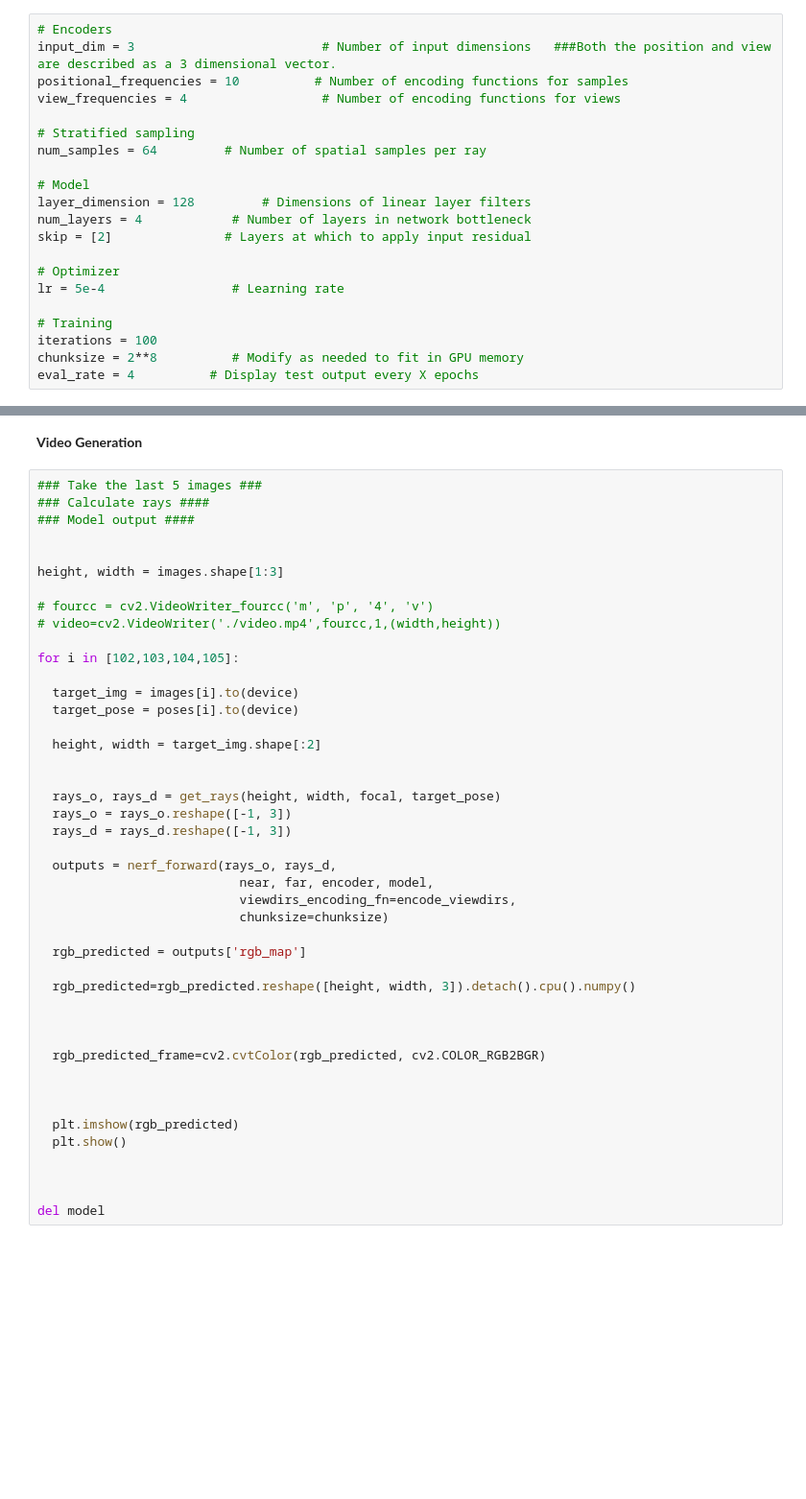
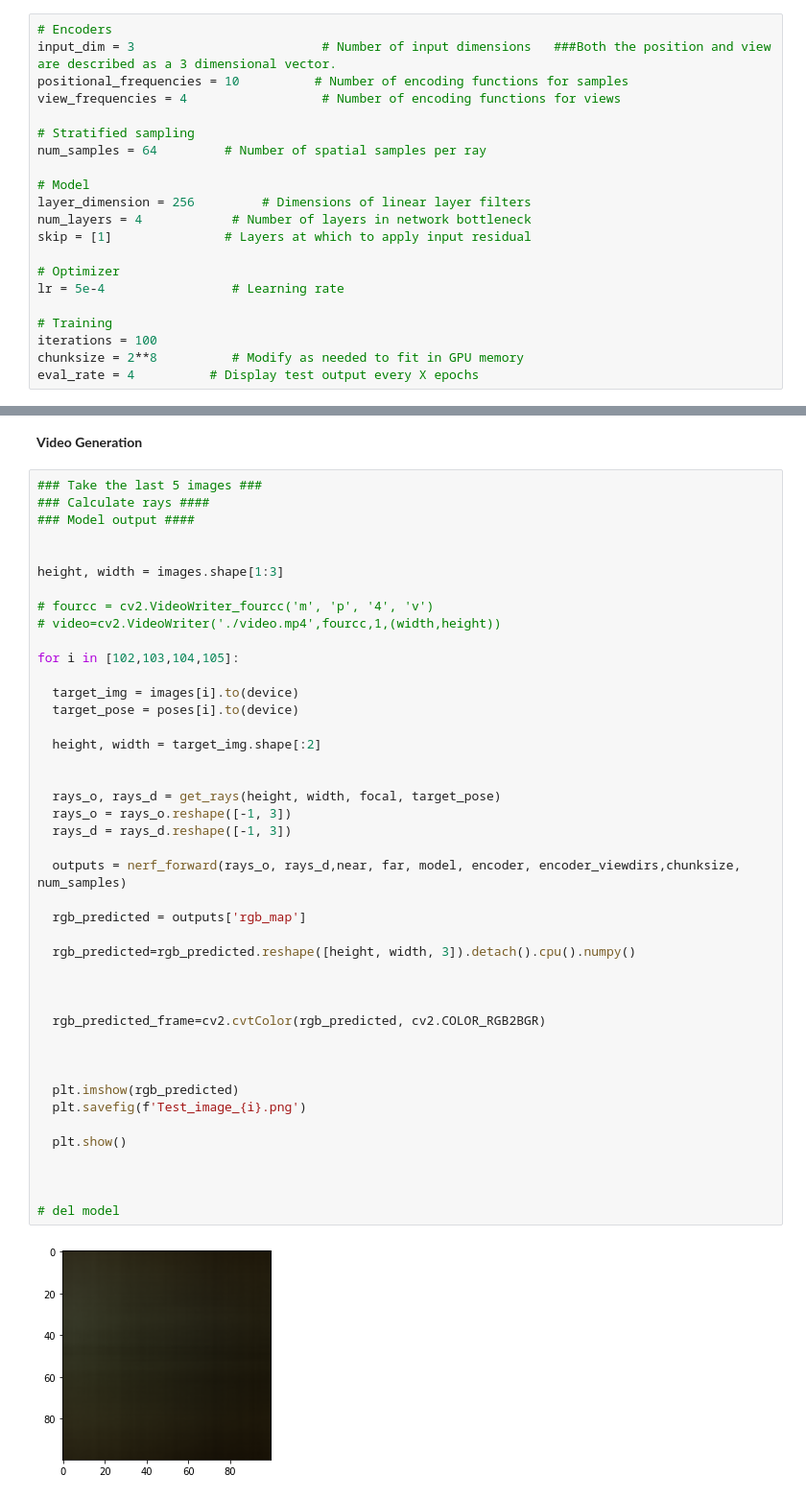
Before and after one commit to venk221/SfM, a Jupyter notebook: NeRF_ownShounak.ipynb, the cells around one changed output, grey strips where cells are left out. Shown at 96% size. Saved outputs shown, nothing was run; the diff lists cells and outputs as text; blank space fills up the shorter version.

```diff
--- a/NeRF_ownShounak.ipynb
+++ b/NeRF_ownShounak.ipynb
@@ -533,9 +475,9 @@ view_frequencies = 4                  # Number of encoding functions for views
 num_samples = 64         # Number of spatial samples per ray
 
 # Model
-layer_dimension = 128         # Dimensions of linear layer filters
+layer_dimension = 256         # Dimensions of linear layer filters
 num_layers = 4            # Number of layers in network bottleneck
-skip = [2]               # Layers at which to apply input residual
+skip = [1]               # Layers at which to apply input residual
 
 # Optimizer
 lr = 5e-4                 # Learning rate
@@ -715,35 +627,36 @@ height, width = images.shape[1:3]
 # video=cv2.VideoWriter('./video.mp4',fourcc,1,(width,height))
 
 for i in [102,103,104,105]:
 
   target_img = images[i].to(device)
   target_pose = poses[i].to(device)
 
   height, width = target_img.shape[:2]
 
 
   rays_o, rays_d = get_rays(height, width, focal, target_pose)
   rays_o = rays_o.reshape([-1, 3])
   rays_d = rays_d.reshape([-1, 3])
 
-  outputs = nerf_forward(rays_o, rays_d,
-                           near, far, encoder, model,
-                           viewdirs_encoding_fn=encode_viewdirs,
-                           chunksize=chunksize)
+  outputs = nerf_forward(rays_o, rays_d,near, far, model, encoder, encoder_viewdirs,chunksize, num_samples)
 
   rgb_predicted = outputs['rgb_map']
 
   rgb_predicted=rgb_predicted.reshape([height, width, 3]).detach().cpu().numpy()
 
 
 
   rgb_predicted_frame=cv2.cvtColor(rgb_predicted, cv2.COLOR_RGB2BGR)
 
 
 
   plt.imshow(rgb_predicted)
+  plt.savefig(f'Test_image_{i}.png')
+
   plt.show()
 
 
 
-del model
+# del model
+# %% [output]
+[figure, added]
```
Also changed, not shown: parts of 11 cells of this notebook.
